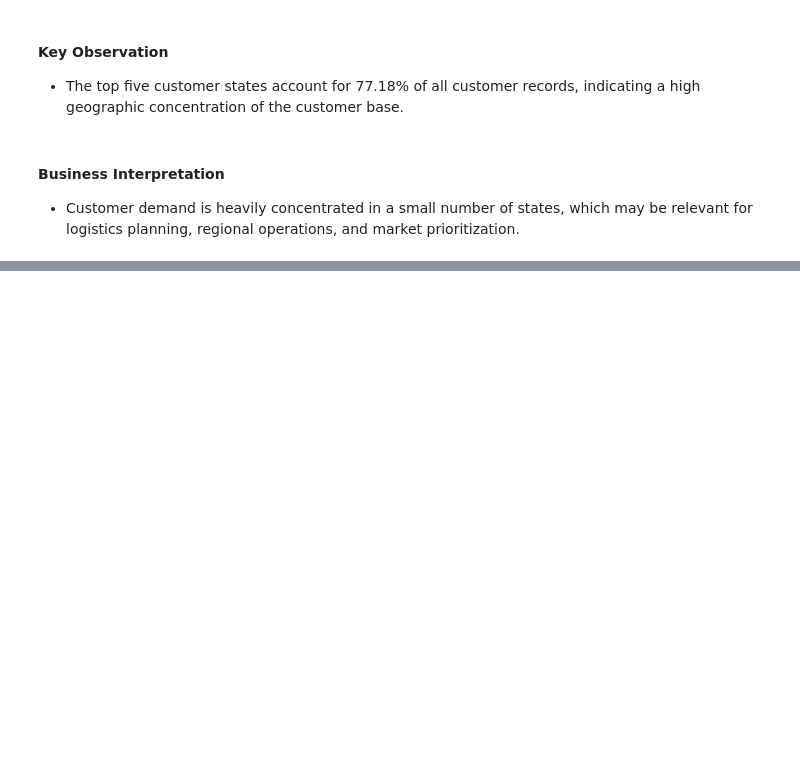
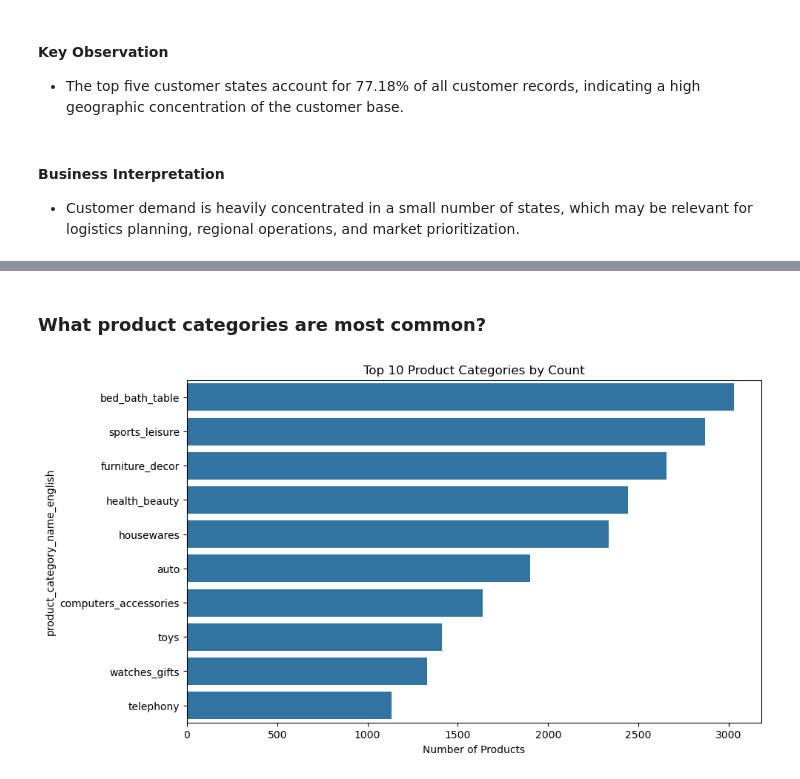
Before and after one commit to AminrezaAman/brazilian-ecommerce-analytics, a Jupyter notebook: notebooks/03_Exploratory_Data_Analysis.ipynb, the cells around one changed output, grey strips where cells are left out. Saved outputs shown, nothing was run; the diff lists cells and outputs as text; code cells hidden in the pictures; blank space fills up the shorter version.

```diff
--- a/notebooks/03_Exploratory_Data_Analysis.ipynb
+++ b/notebooks/03_Exploratory_Data_Analysis.ipynb
@@ -437,0 +518,11 @@ Top 5 states share: 77.18%
+# %% [markdown]
+### What product categories are most common?
+# %%
+top_categories = products_cleaned['product_category_name_english'].value_counts().head(10)
+plt.figure(figsize=(10,6))
+sns.barplot(x=top_categories.values, y=top_categories.index, orient='h')
+plt.title('Top 10 Product Categories by Count')
+plt.xlabel('Number of Products')
+plt.show()
+# %% [output]
+[figure, added]
```
Also changed, not shown: parts of 14 cells of this notebook, 1 other file.
